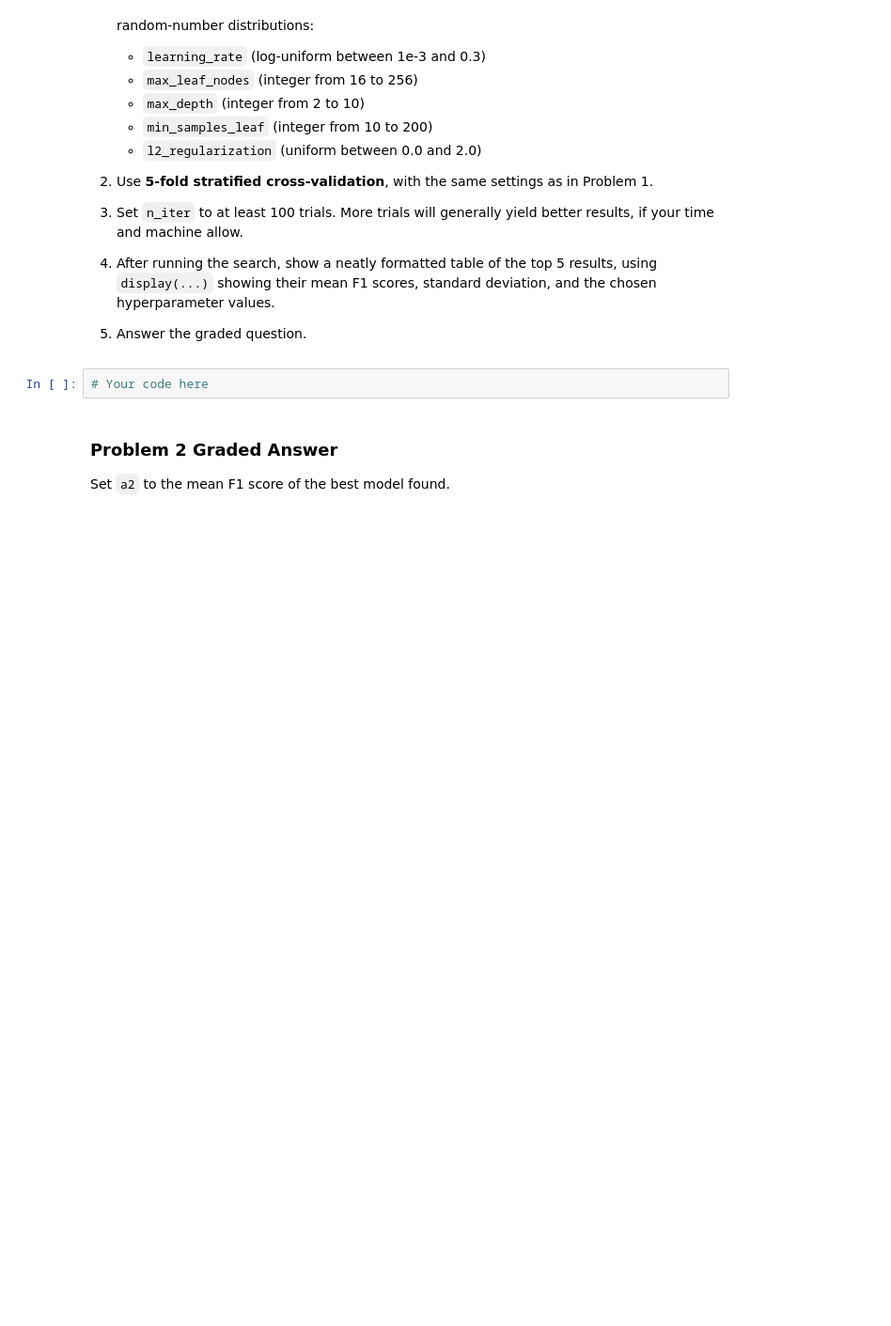
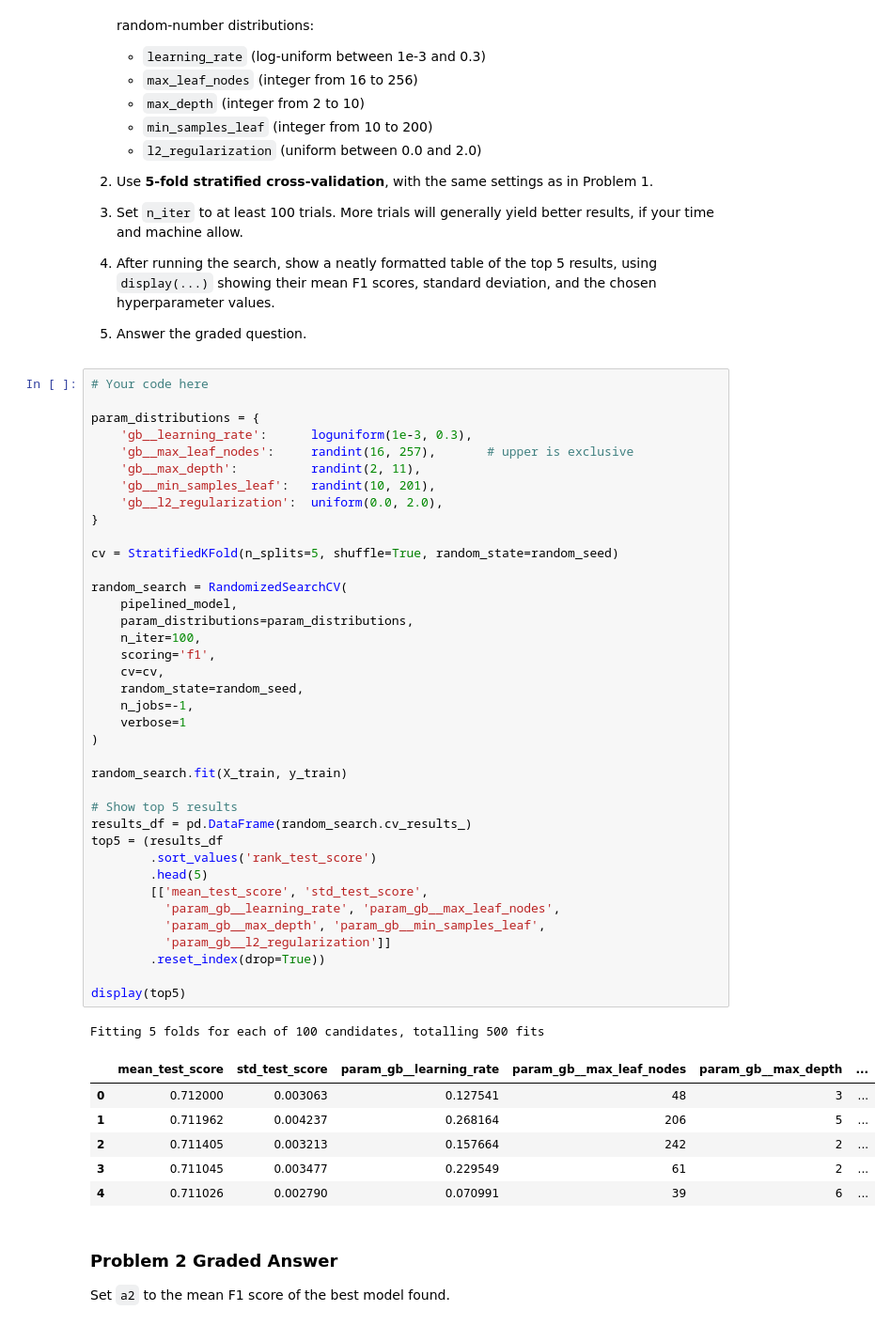
Before and after one commit to reynolkb-bu/Module-3-Assignments, a Jupyter notebook: Homework_08.ipynb, the cells around one changed output. Shown at 94% size. Cells and saved outputs as stored; diff of their text form; blank space fills up the shorter version.

```diff
--- a/Homework_08.ipynb
+++ b/Homework_08.ipynb
@@ -321,8 +321,52 @@ The F1 score is our main metric because it balances precision and recall on an i
 3. Set `n_iter` to at least 100 trials. More trials will generally yield better results, if your time and machine allow.
 4. After running the search, show a neatly formatted table of the top 5 results, using `display(...)` showing their mean F1 scores, standard deviation, and the chosen hyperparameter values.
 5. Answer the graded question.
-# %%
-# Your code here
+# %%
+# Your code here
+
+param_distributions = {
+    'gb__learning_rate':      loguniform(1e-3, 0.3),
+    'gb__max_leaf_nodes':     randint(16, 257),       # upper is exclusive
+    'gb__max_depth':          randint(2, 11),
+    'gb__min_samples_leaf':   randint(10, 201),
+    'gb__l2_regularization':  uniform(0.0, 2.0),
+}
+
+cv = StratifiedKFold(n_splits=5, shuffle=True, random_state=random_seed)
+
+random_search = RandomizedSearchCV(
+    pipelined_model,
+    param_distributions=param_distributions,
+    n_iter=100,
+    scoring='f1',
+    cv=cv,
+    random_state=random_seed,
+    n_jobs=-1,
+    verbose=1
+)
+
+random_search.fit(X_train, y_train)
+
+# Show top 5 results
+results_df = pd.DataFrame(random_search.cv_results_)
+top5 = (results_df
+        .sort_values('rank_test_score')
+        .head(5)
+        [['mean_test_score', 'std_test_score',
+          'param_gb__learning_rate', 'param_gb__max_leaf_nodes',
+          'param_gb__max_depth', 'param_gb__min_samples_leaf',
+          'param_gb__l2_regularization']]
+        .reset_index(drop=True))
+
+display(top5)
+# %% [output]
+Fitting 5 folds for each of 100 candidates, totalling 500 fits
+|  | mean_test_score | std_test_score | param_gb__learning_rate | param_gb__max_leaf_nodes | param_gb__max_depth | ... |
+| 0 | 0.712000 | 0.003063 | 0.127541 | 48 | 3 | ... |
+| 1 | 0.711962 | 0.004237 | 0.268164 | 206 | 5 | ... |
+| 2 | 0.711405 | 0.003213 | 0.157664 | 242 | 2 | ... |
+| 3 | 0.711045 | 0.003477 | 0.229549 | 61 | 2 | ... |
+| 4 | 0.711026 | 0.002790 | 0.070991 | 39 | 6 | ... |
 # %% [markdown]
 ### Problem 2 Graded Answer
 
```
Also changed, not shown: parts of 3 cells of this notebook.
